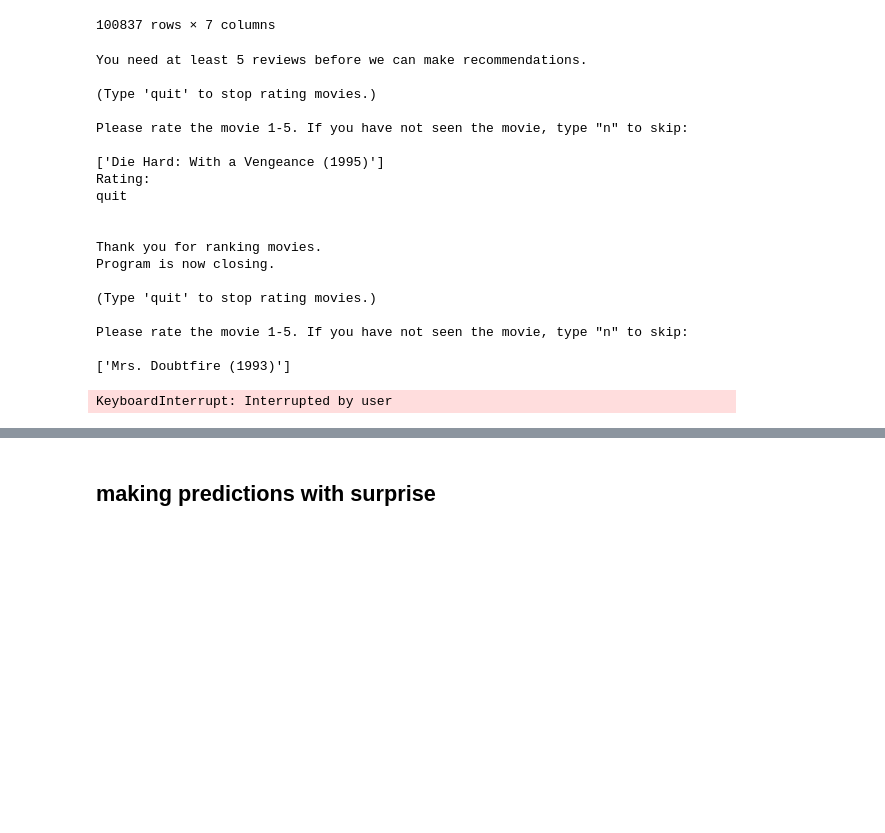
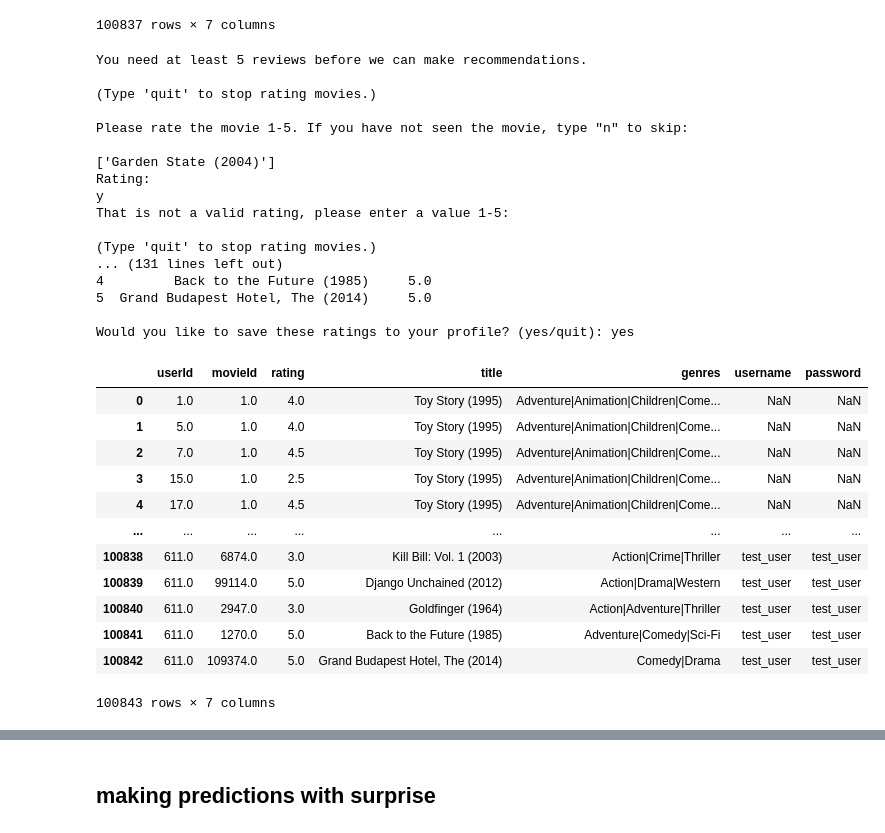
Before and after one commit to JasmineHuang25/rec-systems-project, a Jupyter notebook: Matt_notebook.ipynb, the cells around one changed output, grey strips where cells are left out. Drawn from its saved outputs; the diff is of its cells as text; code cells hidden in the pictures; blank space fills up the shorter version.

Commit message:
initial user program is done

```diff
--- a/Matt_notebook.ipynb
+++ b/Matt_notebook.ipynb
@@ -585,4 +601,4 @@ movies_df.loc[movies_df['movieId'] == 356]
 | 314 | 356 | Forrest Gump (1994) | Comedy|Drama|Romance|War |
 # %%
 # adding in the movie title and genre
-top_100 = top_100.merge(movies_df, on='movieId', how='left')
+top_500 = top_500.merge(movies_df, on='movieId', how='left')
@@ -616,8 +604,0 @@ test_df = pd.DataFrame()
-# %%
-rating_dict = {'userId':'user_id',
-               'movieId': np.nan,
-               'rating': np.nan,
-               'title': np.nan,
-               'genres': np.nan,
-               'username': 'username',
-               'password': 'password'}
@@ -723,5 +765,20 @@ def movie_recs(user_id, username, password, main_df = new_user_df):
+# %%
+def check_for_recs(user_id, username, password, main_df= new_user_df):
+    if len(main_df[main_df['userId'] == user_id]) < 5:
+        main_df = movie_recs(user_id, username, password, main_df)
+    else:
+        make_more_recs = input('Would you like to make more recommendations? (yes/no): ')
+        if make_more_recs == 'yes':
+            main_df = movie_recs(user_id, username, password, main_df)
+        elif make_more_recs == 'no':
+            pass
+        else:
+            print('You did not make a valid selection.')
+
+    new_user_df = main_df
+    return main_df
 # %%
-test_df2 = movie_recs(611, 'test_user', 'test_user')
+new_user_df = check_for_recs(611, 'test_user', 'test_user')
 # %% [output]
 You need at least 5 reviews before we can make recommendations.
 
@@ -729,17 +786,30 @@ You need at least 5 reviews before we can make recommendations.
 
 Please rate the movie 1-5. If you have not seen the movie, type "n" to skip:
 
-['Die Hard: With a Vengeance (1995)']
+['Garden State (2004)']
 Rating:
-quit
-
-
-Thank you for ranking movies.
-Program is now closing.
+y
+That is not a valid rating, please enter a value 1-5:
 
 (Type 'quit' to stop rating movies.)
+... (131 lines left out)
+4         Back to the Future (1985)     5.0
+5  Grand Budapest Hotel, The (2014)     5.0
 
-Please rate the movie 1-5. If you have not seen the movie, type "n" to skip:
-
-['Mrs. Doubtfire (1993)']
+Would you like to save these ratings to your profile? (yes/quit): yes
-KeyboardInterrupt: Interrupted by user
+# %%
+new_user_df
+# %% [output]
+|  | userId | movieId | rating | title | genres | username | password |
+| 0 | 1.0 | 1.0 | 4.0 | Toy Story (1995) | Adventure|Animation|Children|Come... | NaN | NaN |
+| 1 | 5.0 | 1.0 | 4.0 | Toy Story (1995) | Adventure|Animation|Children|Come... | NaN | NaN |
+| 2 | 7.0 | 1.0 | 4.5 | Toy Story (1995) | Adventure|Animation|Children|Come... | NaN | NaN |
+| 3 | 15.0 | 1.0 | 2.5 | Toy Story (1995) | Adventure|Animation|Children|Come... | NaN | NaN |
+| 4 | 17.0 | 1.0 | 4.5 | Toy Story (1995) | Adventure|Animation|Children|Come... | NaN | NaN |
+| ... | ... | ... | ... | ... | ... | ... | ... |
+| 100838 | 611.0 | 6874.0 | 3.0 | Kill Bill: Vol. 1 (2003) | Action|Crime|Thriller | test_user | test_user |
+| 100839 | 611.0 | 99114.0 | 5.0 | Django Unchained (2012) | Action|Drama|Western | test_user | test_user |
+| 100840 | 611.0 | 2947.0 | 3.0 | Goldfinger (1964) | Action|Adventure|Thriller | test_user | test_user |
+| 100841 | 611.0 | 1270.0 | 5.0 | Back to the Future (1985) | Adventure|Comedy|Sci-Fi | test_user | test_user |
+| 100842 | 611.0 | 109374.0 | 5.0 | Grand Budapest Hotel, The (2014) | Comedy|Drama | test_user | test_user |
+100843 rows × 7 columns
```
Also changed, not shown: parts of 30 cells of this notebook.
